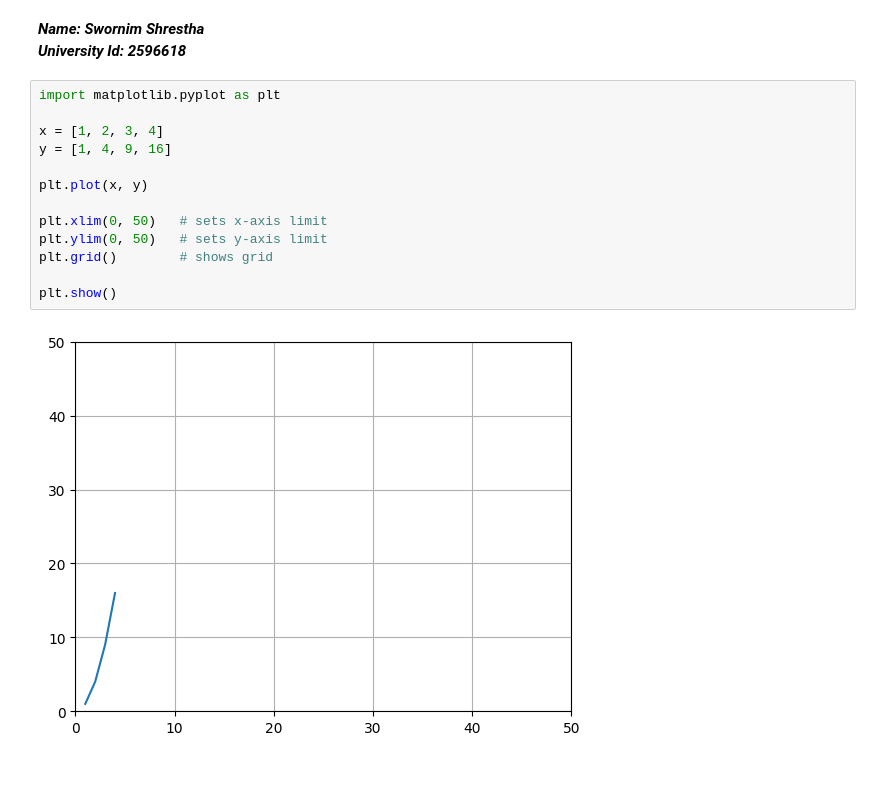
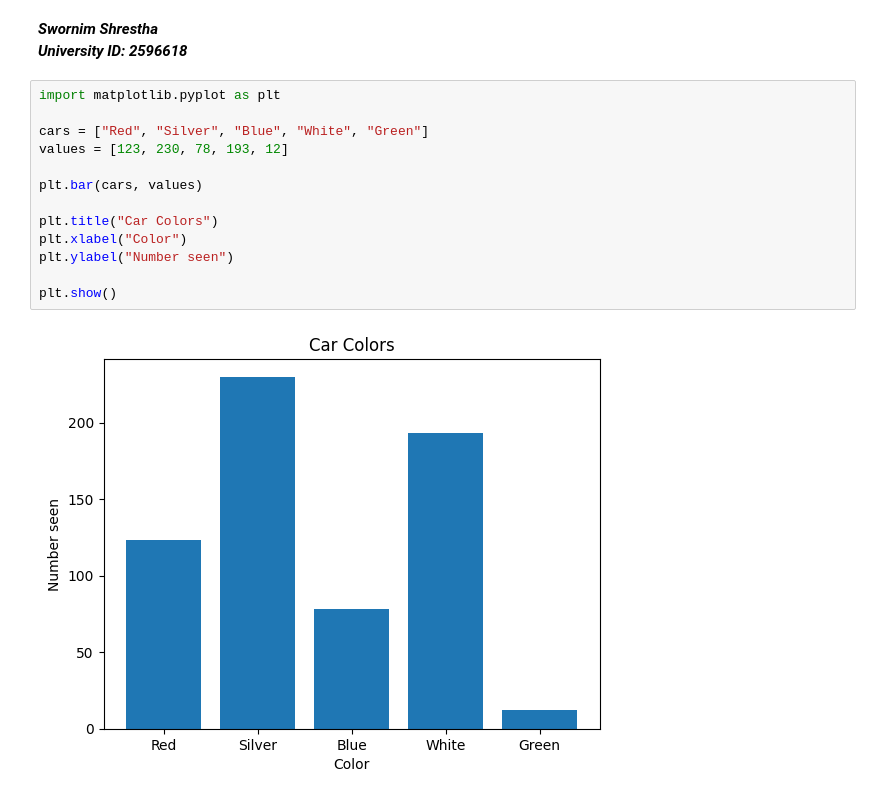
Before and after one commit to sthaswornim820-netizen/Computational-math, a Jupyter notebook: workshop4.ipynb, the cells around one changed output. Drawn from its saved outputs; the diff is of its cells as text; blank space fills up the shorter version.

```diff
--- a/workshop4.ipynb
+++ b/workshop4.ipynb
@@ -1,20 +1,20 @@
 # %% [markdown]
 <a href="https://colab.research.google.com/github/sthaswornim820-netizen/Computational-math/blob/main/workshop4.ipynb" target="_parent"><img src="https://colab.research.google.com/assets/colab-badge.svg" alt="Open In Colab"/></a>
 # %% [markdown]
-***Name: Swornim Shrestha<br>***
-***University Id: 2596618***
+***Swornim Shrestha <br>***
+***University ID: 2596618***
-# %%
-import matplotlib.pyplot as plt
-
-x = [1, 2, 3, 4]
-y = [1, 4, 9, 16]
-
-plt.plot(x, y)
-
-plt.xlim(0, 50)   # sets x-axis limit
-plt.ylim(0, 50)   # sets y-axis limit
-plt.grid()        # shows grid
-
-plt.show()
-# %% [output]
-[figure, removed]
+# %%
+import matplotlib.pyplot as plt
+
+cars = ["Red", "Silver", "Blue", "White", "Green"]
+values = [123, 230, 78, 193, 12]
+
+plt.bar(cars, values)
+
+plt.title("Car Colors")
+plt.xlabel("Color")
+plt.ylabel("Number seen")
+
+plt.show()
+# %% [output]
+[figure, added]
```
Also changed, not shown: parts of 8 cells of this notebook.
